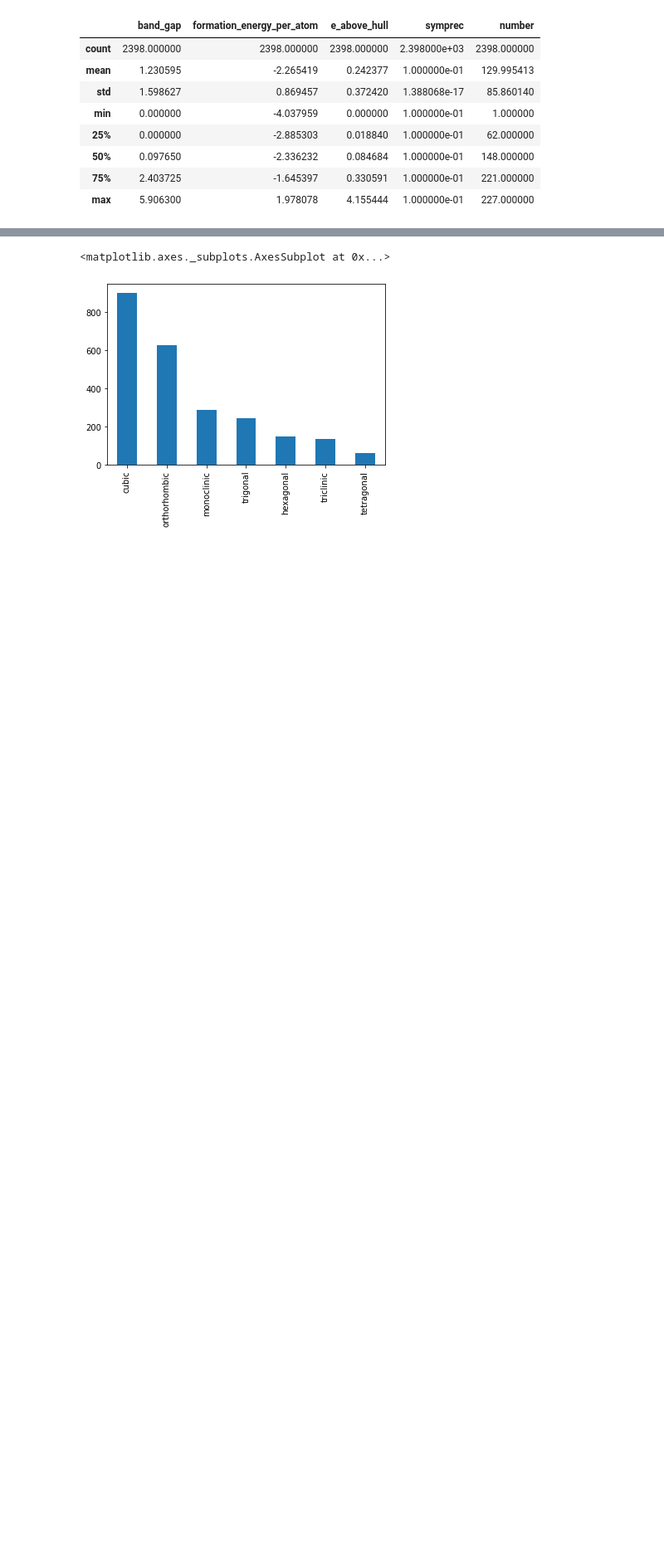
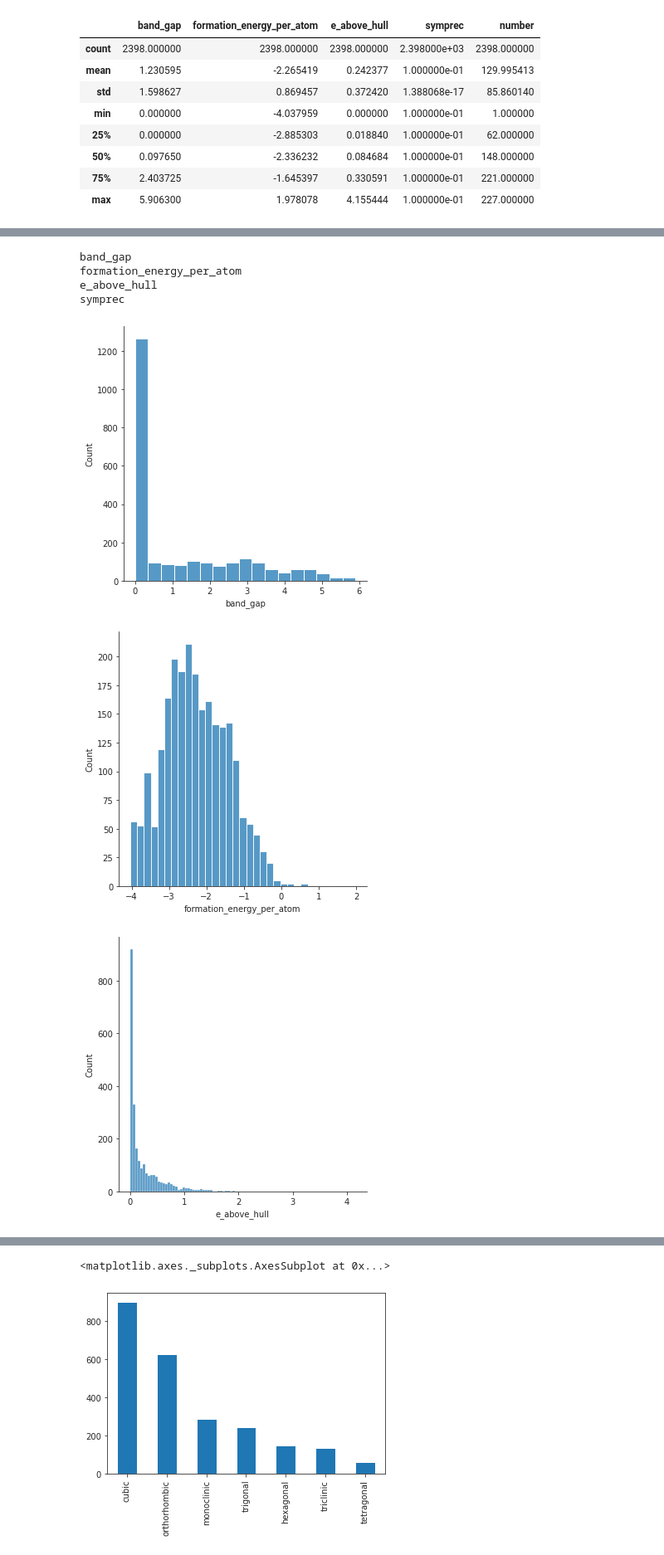
Before and after one commit to rebcervasio/Machine_Learning_Materials_Science_PhD, a Jupyter notebook: Machine_Learning_Ferroelectric_Perovskites.ipynb, the cells around one changed output, grey strips where cells are left out. Shown at 83% size. Drawn from its saved outputs; the diff is of its cells as text; code cells hidden in the pictures; blank space fills up the shorter version.

```diff
--- a/Machine_Learning_Ferroelectric_Perovskites.ipynb
+++ b/Machine_Learning_Ferroelectric_Perovskites.ipynb
@@ -244,0 +334,12 @@ mat_list0.band_gap.plot(kind='hist')  # Bandgap histogram
+# %%
+for col in mat_list0.select_dtypes('float'):
+    print(col)
+    sns.displot(mat_list0[col]) # histogram for continuous varibales
+# %% [output]
+band_gap
+formation_energy_per_atom
+e_above_hull
+symprec
+[figure, added]
+[figure, added]
+[figure, added]
```
Also changed, not shown: parts of 252 cells of this notebook.
